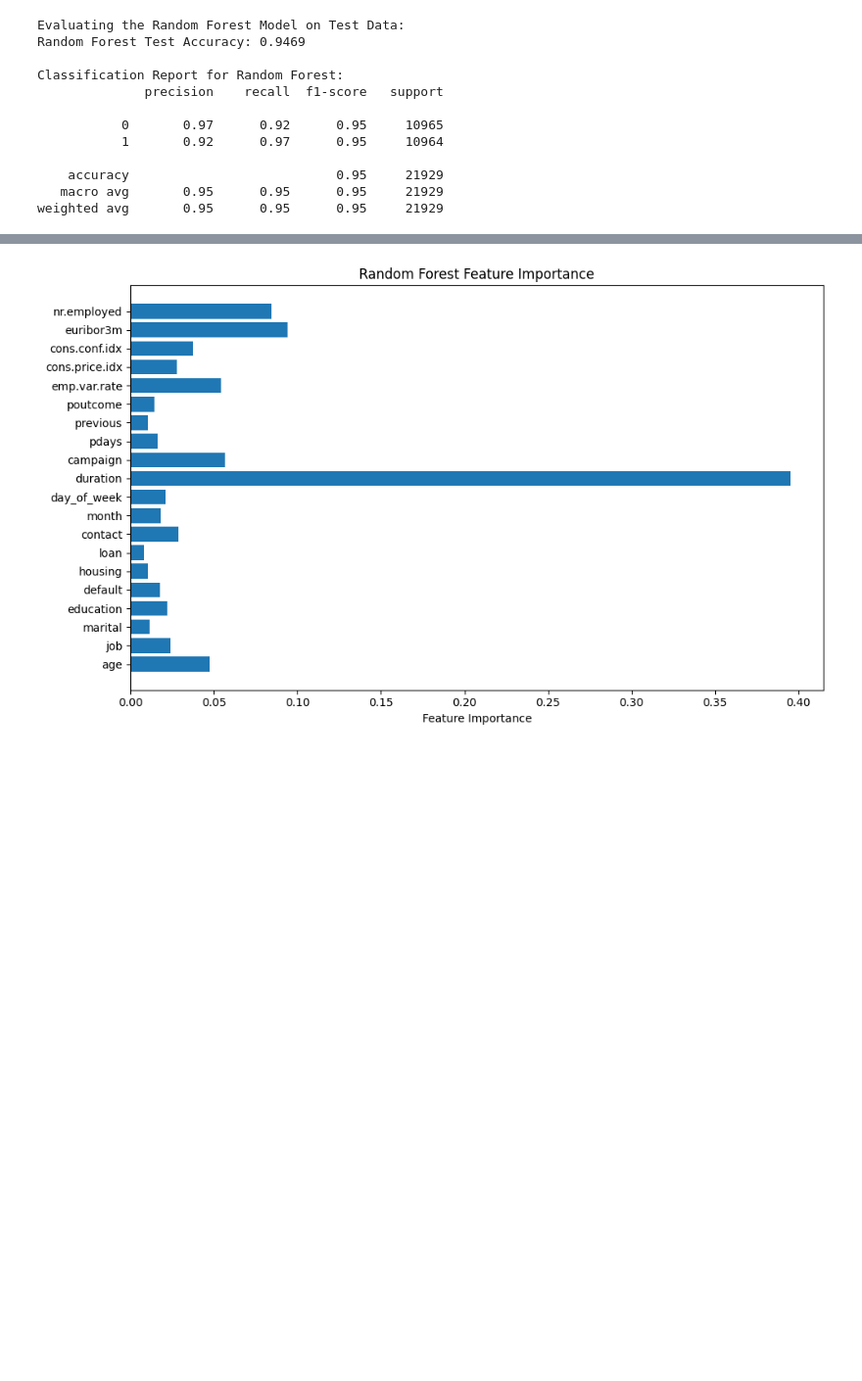
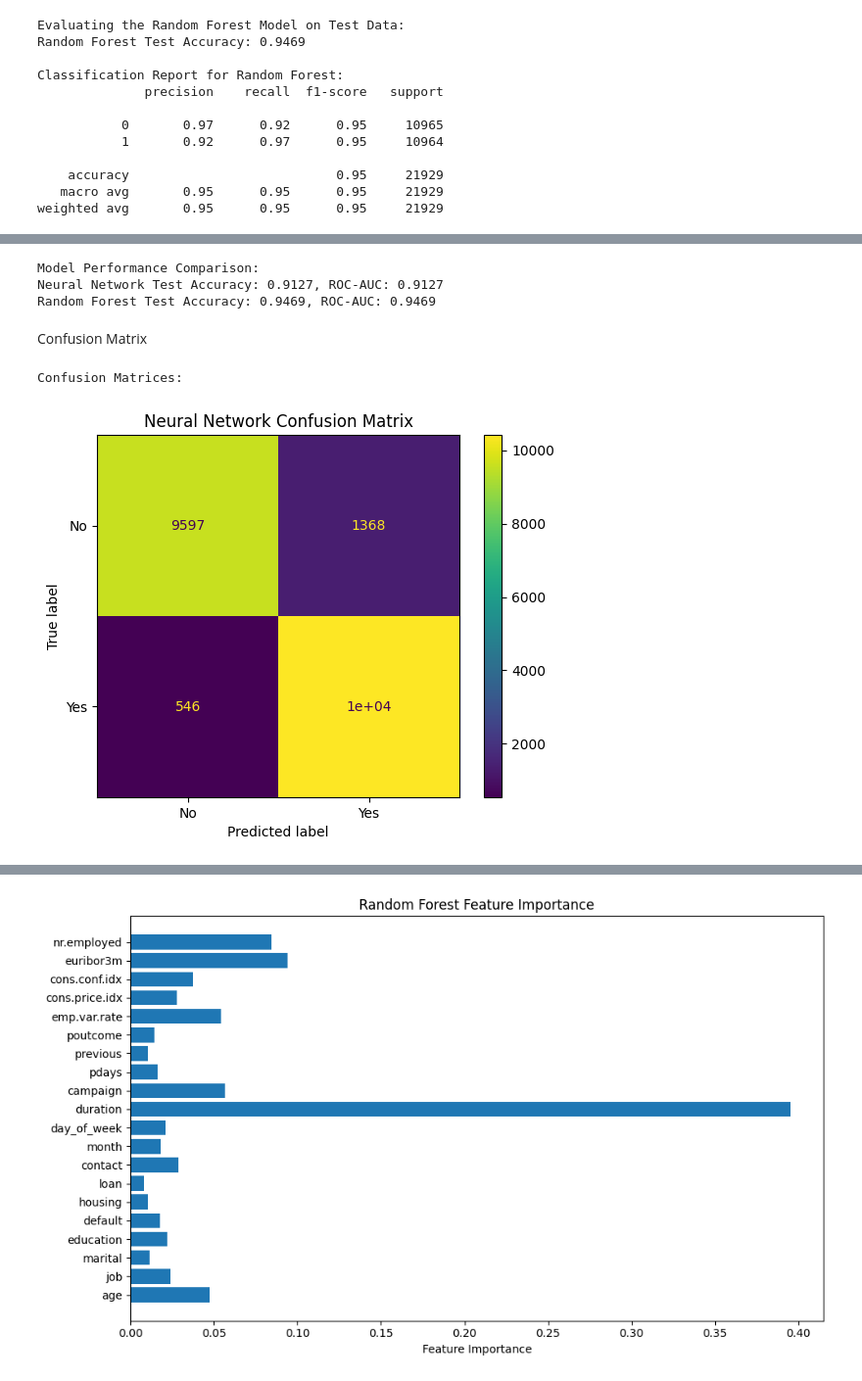
Before and after one commit to thisaraniNJ/MachineLearning_CW, a Jupyter notebook: MachineLearningCW.ipynb, the cells around one changed output, grey strips where cells are left out. Shown at 98% size. Saved outputs shown, nothing was run; the diff lists cells and outputs as text; code cells hidden in the pictures; blank space fills up the shorter version.

Commit message:
Comparison Of the 2 models

```diff
--- a/MachineLearningCW.ipynb
+++ b/MachineLearningCW.ipynb
@@ -364,0 +347,5 @@ weighted avg       0.95      0.95      0.95     21929
+# %%
+# Neural Network Predictions
+y_pred_nn = (nn_model.predict(X_test) > 0.5).astype("int32").flatten()
+nn_accuracy = accuracy_score(y_test, y_pred_nn)
+nn_roc_auc = roc_auc_score(y_test, y_pred_nn)
@@ -364,0 +359,21 @@ weighted avg       0.95      0.95      0.95     21929
+# %%
+# Display key metrics
+print("\nModel Performance Comparison:")
+print(f"Neural Network Test Accuracy: {nn_accuracy:.4f}, ROC-AUC: {nn_roc_auc:.4f}")
+print(f"Random Forest Test Accuracy: {rf_accuracy:.4f}, ROC-AUC: {rf_roc_auc:.4f}")
+# %% [output]
+Model Performance Comparison:
+Neural Network Test Accuracy: 0.9127, ROC-AUC: 0.9127
+Random Forest Test Accuracy: 0.9469, ROC-AUC: 0.9469
+# %% [markdown]
+Confusion Matrix
+# %%
+print("\nConfusion Matrices:")
+# Neural Network Confusion Matrix
+cm_nn = confusion_matrix(y_test, y_pred_nn)
+ConfusionMatrixDisplay(cm_nn, display_labels=['No', 'Yes']).plot()
+plt.title("Neural Network Confusion Matrix")
+plt.show()
+# %% [output]
+Confusion Matrices:
+[figure, added]
```
Also changed, not shown: parts of 15 cells of this notebook.
